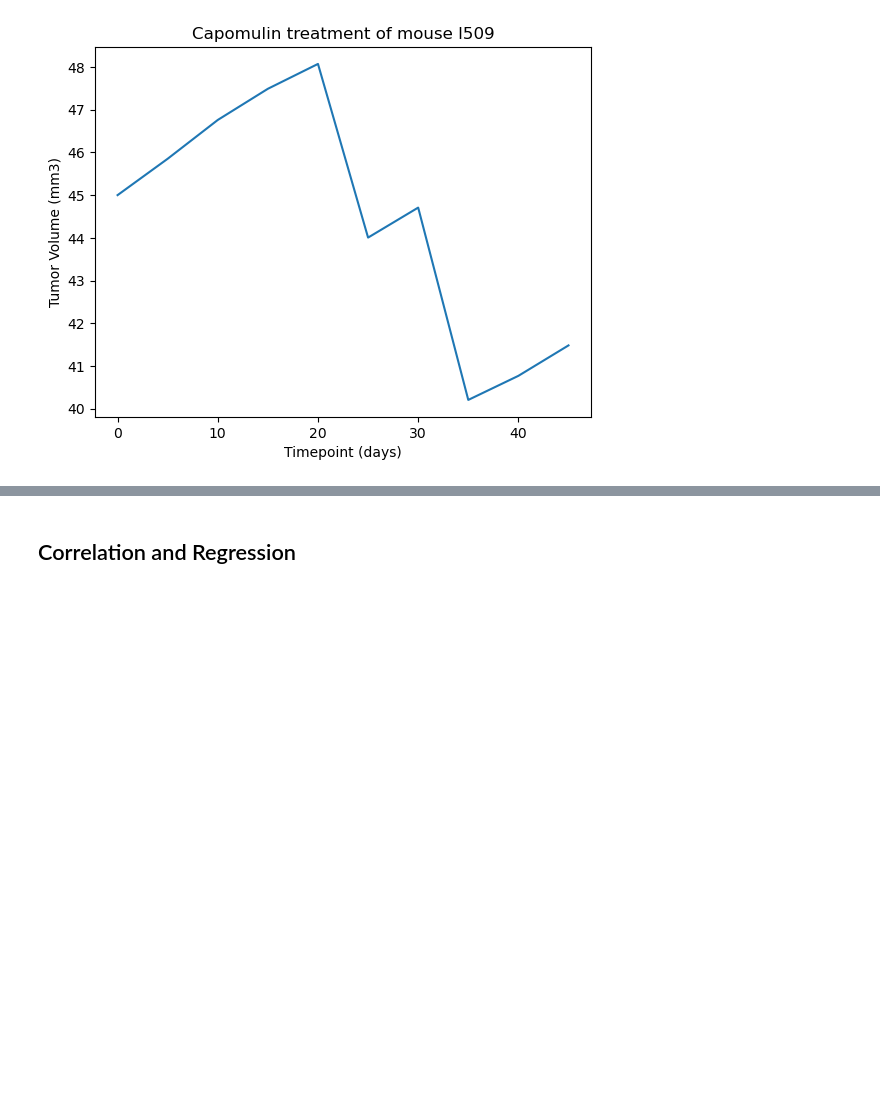
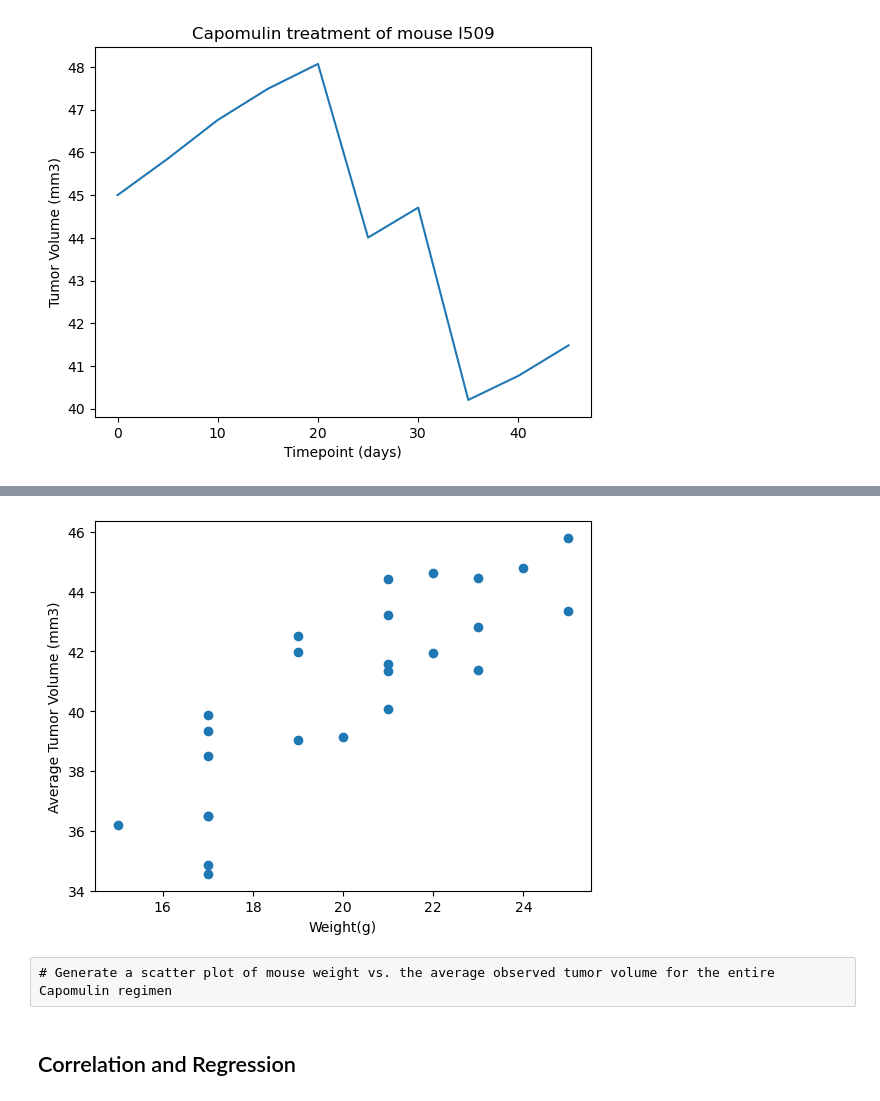
Before and after one commit to vt-bekah/research_study_analysis, a Jupyter notebook: pymaceuticals2.ipynb, the cells around one changed output, grey strips where cells are left out. Saved outputs shown, nothing was run; the diff lists cells and outputs as text; code cells hidden in the pictures; blank space fills up the shorter version.

```diff
--- a/pymaceuticals2.ipynb
+++ b/pymaceuticals2.ipynb
@@ -257,2 +308,21 @@ Ceftamin's potential outliers: Series([], Name: Tumor Volume (mm3), dtype: float
+# %%
+# Create df for Capomulin only and calculate means
+capomulin = results_no_dup.loc[(results_no_dup["Drug Regimen"]=="Capomulin"), :]
+vol_means = capomulin.groupby(["Mouse ID", "Weight (g)"])["Tumor Volume (mm3)"].mean()
+
+# create the x-axis value list from the means index
+x_axis=[]
+for m in range(len(vol_means)):
+    x_axis.append(vol_means.index[m][1])
+
+# add labels and generate plot
+plt.xlabel("Weight(g)")
+plt.ylabel("Average Tumor Volume (mm3)")
+plt.scatter(x_axis, vol_means)
+plt.show()
+# %% [output]
+[figure, added]
+# %% [raw]
+# Generate a scatter plot of mouse weight vs. the average observed tumor volume for the entire Capomulin regimen
 # %% [markdown]
 ## Correlation and Regression
```
Also changed, not shown: parts of 8 cells of this notebook, 4 other files.
